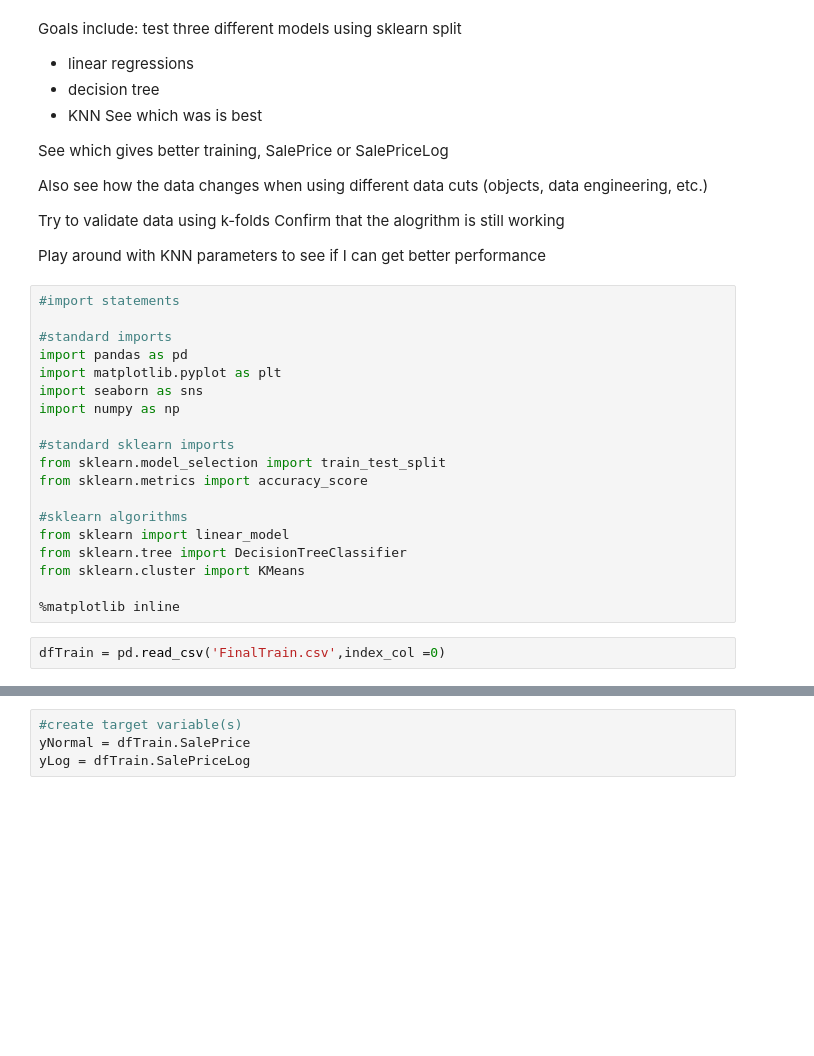
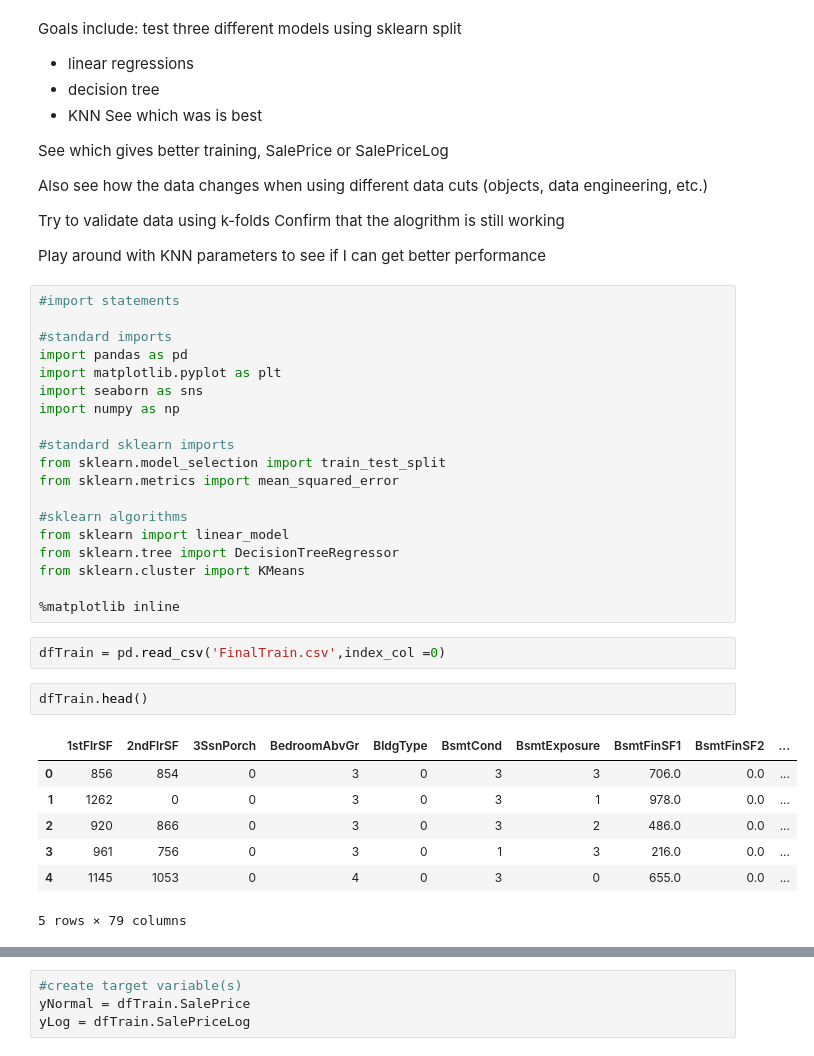
Before and after one commit to JohnErnestBonanno/HousingPrices, a Jupyter notebook: Modeling_HousingPrices.ipynb, the cells around one changed output, grey strips where cells are left out. Drawn from its saved outputs; the diff is of its cells as text; blank space fills up the shorter version.

```diff
--- a/Modeling_HousingPrices.ipynb
+++ b/Modeling_HousingPrices.ipynb
@@ -27,16 +25,26 @@ import numpy as np
 
 #standard sklearn imports
 from sklearn.model_selection import train_test_split
-from sklearn.metrics import accuracy_score
+from sklearn.metrics import mean_squared_error
 
 #sklearn algorithms
 from sklearn import linear_model
-from sklearn.tree import DecisionTreeClassifier
+from sklearn.tree import DecisionTreeRegressor
 from sklearn.cluster import KMeans
 
 %matplotlib inline
 # %%
 dfTrain = pd.read_csv('FinalTrain.csv',index_col =0)
+# %%
+dfTrain.head()
+# %% [output]
+|  | 1stFlrSF | 2ndFlrSF | 3SsnPorch | BedroomAbvGr | BldgType | BsmtCond | BsmtExposure | BsmtFinSF1 | BsmtFinSF2 | ... |
+| 0 | 856 | 854 | 0 | 3 | 0 | 3 | 3 | 706.0 | 0.0 | ... |
+| 1 | 1262 | 0 | 0 | 3 | 0 | 3 | 1 | 978.0 | 0.0 | ... |
+| 2 | 920 | 866 | 0 | 3 | 0 | 3 | 2 | 486.0 | 0.0 | ... |
+| 3 | 961 | 756 | 0 | 3 | 0 | 1 | 3 | 216.0 | 0.0 | ... |
+| 4 | 1145 | 1053 | 0 | 4 | 0 | 3 | 0 | 655.0 | 0.0 | ... |
+5 rows × 79 columns
 # %%
 #list to filter the data set
 
```
Also changed, not shown: parts of 23 cells of this notebook, 1 other file.
